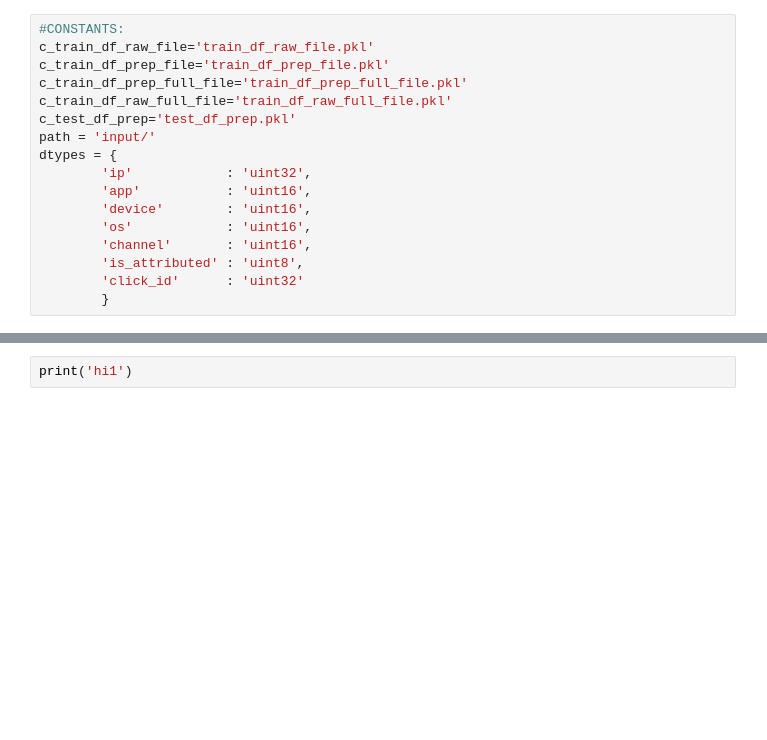
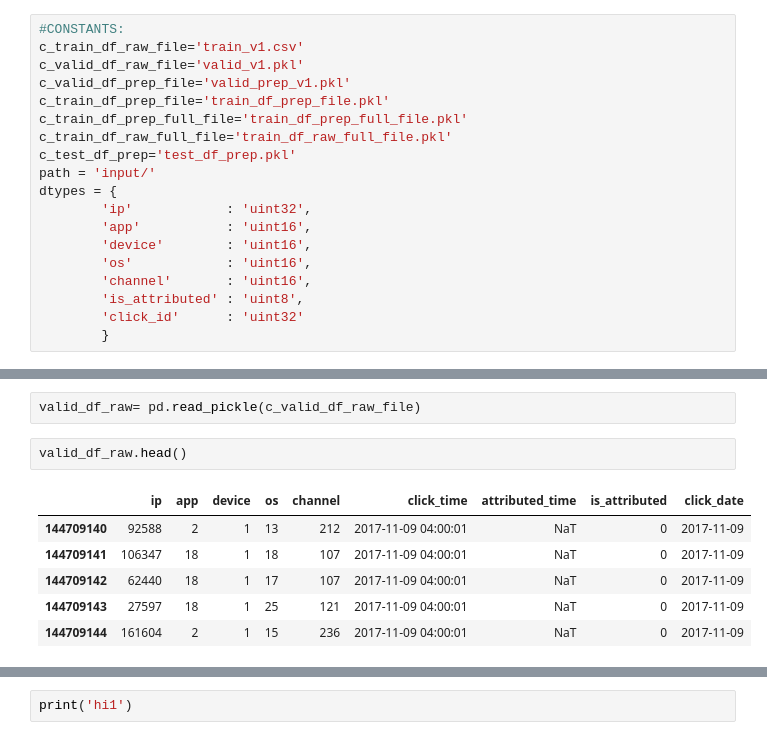
Before and after one commit to ronakagrawal2006/kaggle, a Jupyter notebook: talking-data-fraud-detection/02.PrepareData.ipynb, the cells around one changed output, grey strips where cells are left out. Cells and saved outputs as stored; diff of their text form; blank space fills up the shorter version.

```diff
--- a/talking-data-fraud-detection/02.PrepareData.ipynb
+++ b/talking-data-fraud-detection/02.PrepareData.ipynb
@@ -1,6 +1,8 @@
 # %%
 #CONSTANTS:
-c_train_df_raw_file='train_df_raw_file.pkl'
+c_train_df_raw_file='train_v1.csv'
+c_valid_df_raw_file='valid_v1.pkl'
+c_valid_df_prep_file='valid_prep_v1.pkl'
 c_train_df_prep_file='train_df_prep_file.pkl'
 c_train_df_prep_full_file='train_df_prep_full_file.pkl'
 c_train_df_raw_full_file='train_df_raw_full_file.pkl'
@@ -102,2 +107,13 @@ def prep_data( df ):
 # %% [output]
 data prep...
+# %%
+valid_df_raw= pd.read_pickle(c_valid_df_raw_file)
+# %%
+valid_df_raw.head()
+# %% [output]
+|  | ip | app | device | os | channel | click_time | attributed_time | is_attributed | click_date |
+| 144709140 | 92588 | 2 | 1 | 13 | 212 | 2017-11-09 04:00:01 | NaT | 0 | 2017-11-09 |
+| 144709141 | 106347 | 18 | 1 | 18 | 107 | 2017-11-09 04:00:01 | NaT | 0 | 2017-11-09 |
+| 144709142 | 62440 | 18 | 1 | 17 | 107 | 2017-11-09 04:00:01 | NaT | 0 | 2017-11-09 |
+| 144709143 | 27597 | 18 | 1 | 25 | 121 | 2017-11-09 04:00:01 | NaT | 0 | 2017-11-09 |
+| 144709144 | 161604 | 2 | 1 | 15 | 236 | 2017-11-09 04:00:01 | NaT | 0 | 2017-11-09 |
```
Also changed, not shown: parts of 7 cells of this notebook, 5 other files.
